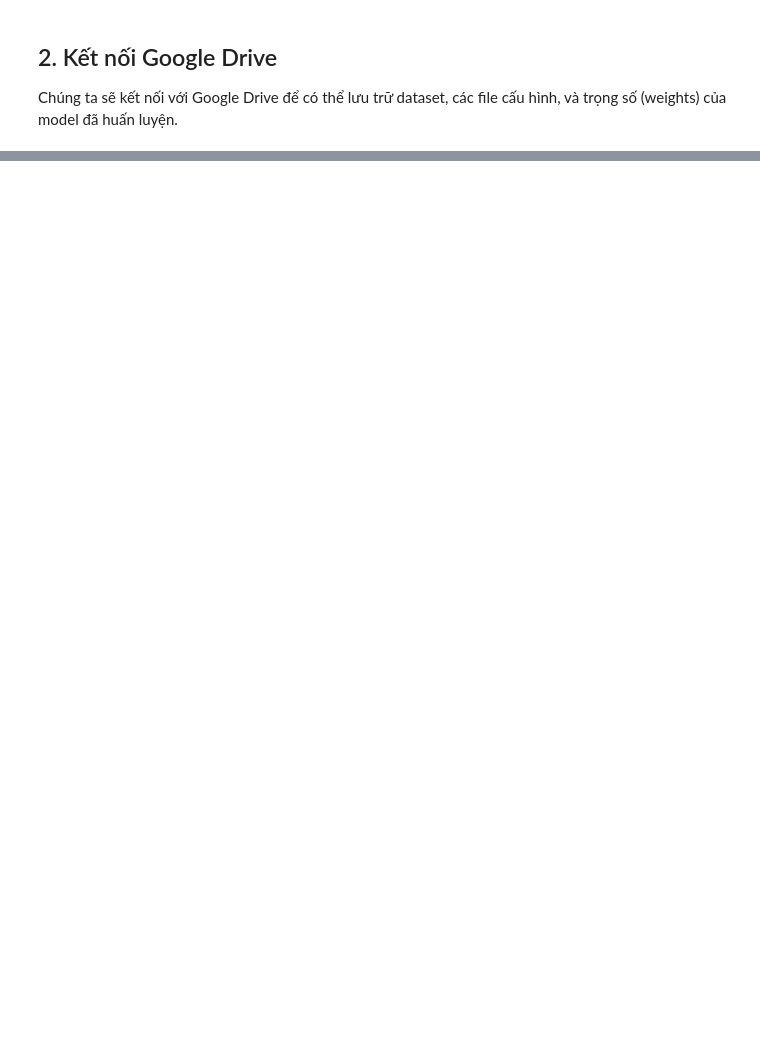
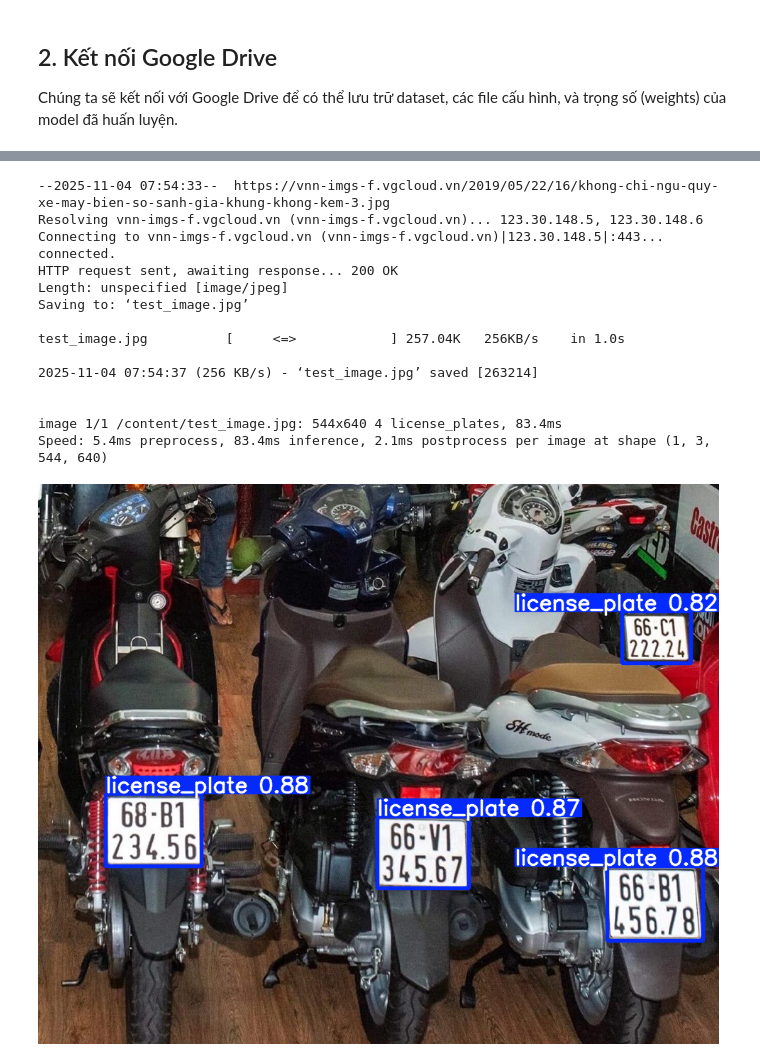
Before and after one commit to thienph/ML-license_plate_detection_recognition, a Jupyter notebook: training/license_plate_training.ipynb, the cells around one changed output, grey strips where cells are left out. Cells and saved outputs as stored; diff of their text form; code cells hidden in the pictures; blank space fills up the shorter version.

```diff
--- a/training/license_plate_training.ipynb
+++ b/training/license_plate_training.ipynb
@@ -86,0 +186,28 @@ for r in results:
+# %%
+# Download test image from internet
+!wget https://vnn-imgs-f.vgcloud.vn/2019/05/22/16/khong-chi-ngu-quy-xe-may-bien-so-sanh-gia-khung-khong-kem-3.jpg -O test_image.jpg
+
+# Tải model tốt nhất đã được huấn luyện
+best_model = YOLO('/content/drive/MyDrive/model_license_plate_runs/exp/weights/best.pt')
+results = best_model('/content/test_image.jpg')
+
+# Process results
+for r in results:
+    boxes = r.boxes
+    r.show()
+# %% [output]
+--2025-11-04 07:54:33--  https://vnn-imgs-f.vgcloud.vn/2019/05/22/16/khong-chi-ngu-quy-xe-may-bien-so-sanh-gia-khung-khong-kem-3.jpg
+Resolving vnn-imgs-f.vgcloud.vn (vnn-imgs-f.vgcloud.vn)... 123.30.148.5, 123.30.148.6
+Connecting to vnn-imgs-f.vgcloud.vn (vnn-imgs-f.vgcloud.vn)|123.30.148.5|:443... connected.
+HTTP request sent, awaiting response... 200 OK
+Length: unspecified [image/jpeg]
+Saving to: ‘test_image.jpg’
+
+test_image.jpg          [     <=>            ] 257.04K   256KB/s    in 1.0s
+
+2025-11-04 07:54:37 (256 KB/s) - ‘test_image.jpg’ saved [263214]
+
+
+image 1/1 /content/test_image.jpg: 544x640 4 license_plates, 83.4ms
+Speed: 5.4ms preprocess, 83.4ms inference, 2.1ms postprocess per image at shape (1, 3, 544, 640)
+[figure, added]
```
Also changed, not shown: parts of 15 cells of this notebook.
